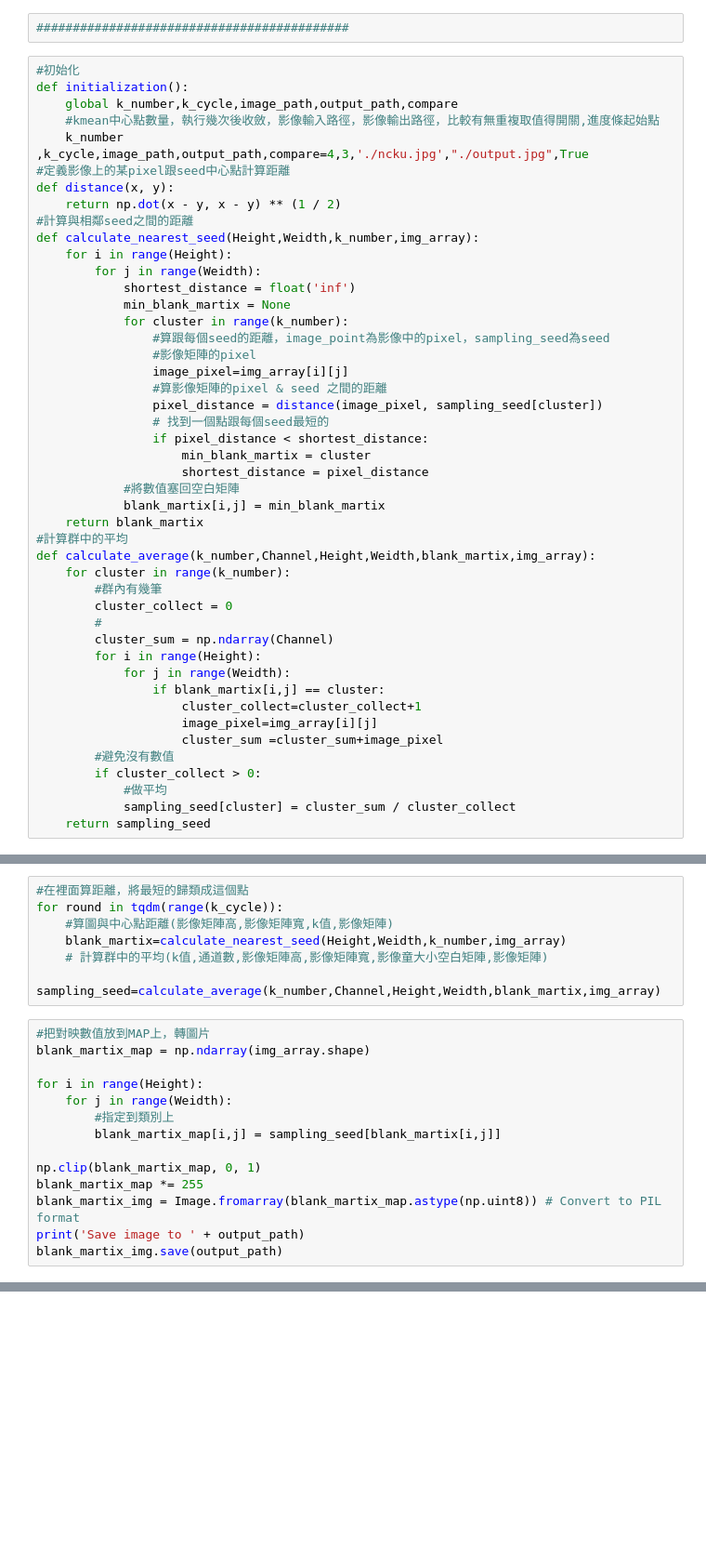
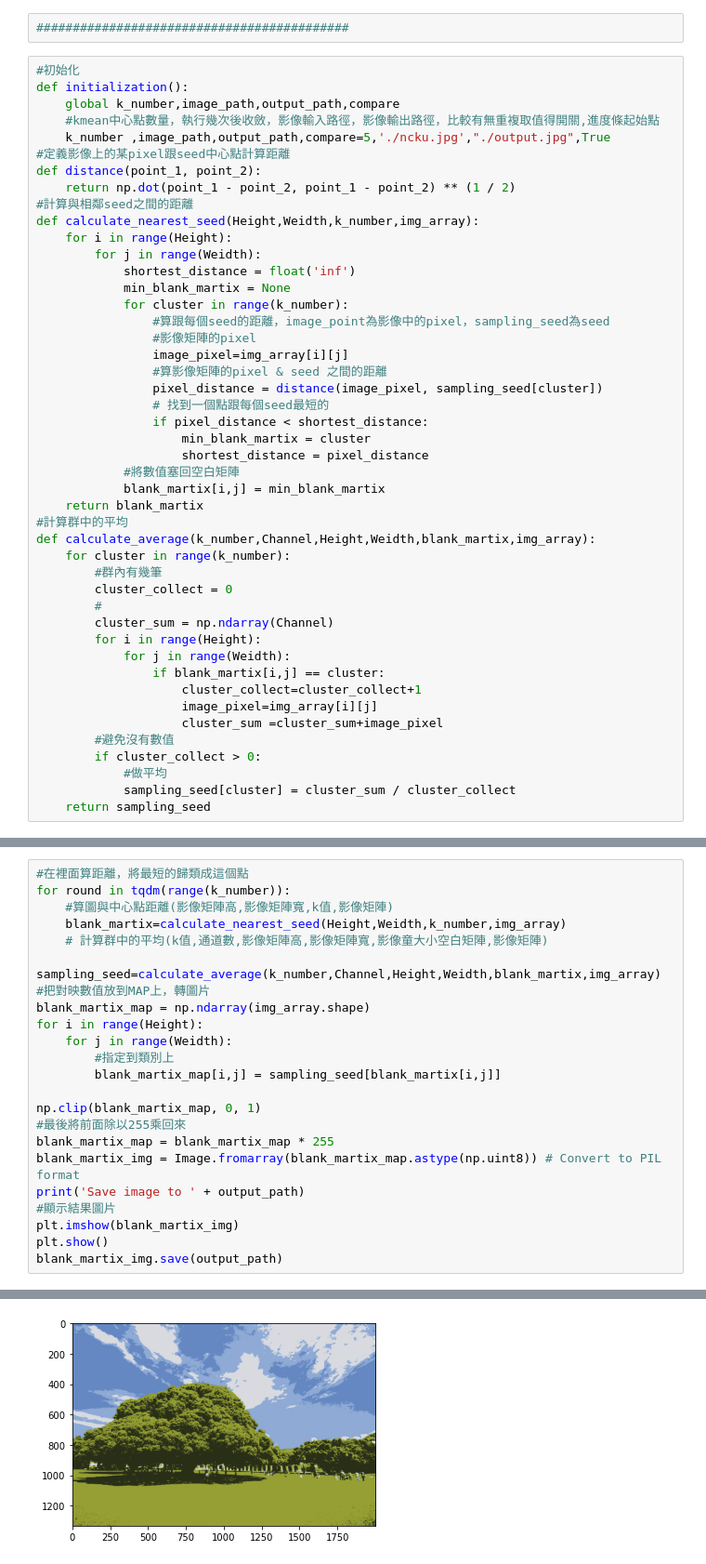
Before and after one commit to jetsql/image-processing, a Jupyter notebook: kmeans.ipynb, the cells around one changed output, grey strips where cells are left out. Shown: that part at 93% size. Drawn from its saved outputs; the diff is of its cells as text; blank space fills up the shorter version.

```diff
--- a/kmeans.ipynb
+++ b/kmeans.ipynb
@@ -11,12 +12,12 @@ from speedup import find_distance_elb
 # %%
 #初始化
 def initialization():
-    global k_number,k_cycle,image_path,output_path,compare
+    global k_number,image_path,output_path,compare
     #kmean中心點數量，執行幾次後收斂，影像輸入路徑，影像輸出路徑，比較有無重複取值得開關,進度條起始點
-    k_number ,k_cycle,image_path,output_path,compare=4,3,'./ncku.jpg',"./output.jpg",True
+    k_number ,image_path,output_path,compare=5,'./ncku.jpg',"./output.jpg",True
 #定義影像上的某pixel跟seed中心點計算距離
-def distance(x, y):
-    return np.dot(x - y, x - y) ** (1 / 2)
+def distance(point_1, point_2):
+    return np.dot(point_1 - point_2, point_1 - point_2) ** (1 / 2)
 #計算與相鄰seed之間的距離
 def calculate_nearest_seed(Height,Weidth,k_number,img_array):
     for i in range(Height):
@@ -113,22 +116,24 @@ while compare:
-# %%
-#在裡面算距離，將最短的歸類成這個點
-for round in tqdm(range(k_cycle)):
-    #算圖與中心點距離(影像矩陣高,影像矩陣寬,k值,影像矩陣)
-    blank_martix=calculate_nearest_seed(Height,Weidth,k_number,img_array)
-    # 計算群中的平均(k值,通道數,影像矩陣高,影像矩陣寬,影像童大小空白矩陣,影像矩陣)
-    sampling_seed=calculate_average(k_number,Channel,Height,Weidth,blank_martix,img_array)
 # %%
+#在裡面算距離，將最短的歸類成這個點
+for round in tqdm(range(k_number)):
+    #算圖與中心點距離(影像矩陣高,影像矩陣寬,k值,影像矩陣)
+    blank_martix=calculate_nearest_seed(Height,Weidth,k_number,img_array)
+    # 計算群中的平均(k值,通道數,影像矩陣高,影像矩陣寬,影像童大小空白矩陣,影像矩陣)
+    sampling_seed=calculate_average(k_number,Channel,Height,Weidth,blank_martix,img_array)
 #把對映數值放到MAP上，轉圖片
 blank_martix_map = np.ndarray(img_array.shape)
-
 for i in range(Height):
     for j in range(Weidth):
         #指定到類別上
         blank_martix_map[i,j] = sampling_seed[blank_martix[i,j]]
 
 np.clip(blank_martix_map, 0, 1)
-blank_martix_map *= 255
+#最後將前面除以255乘回來
+blank_martix_map = blank_martix_map * 255
 blank_martix_img = Image.fromarray(blank_martix_map.astype(np.uint8)) # Convert to PIL format
 print('Save image to ' + output_path)
+#顯示結果圖片
+plt.imshow(blank_martix_img)
+plt.show()
 blank_martix_img.save(output_path)
 # %% [output]
@@ -135,0 +141 @@ Save image to D:\output.jpg
+[figure, added]
```
Also changed, not shown: parts of 3 cells of this notebook.
